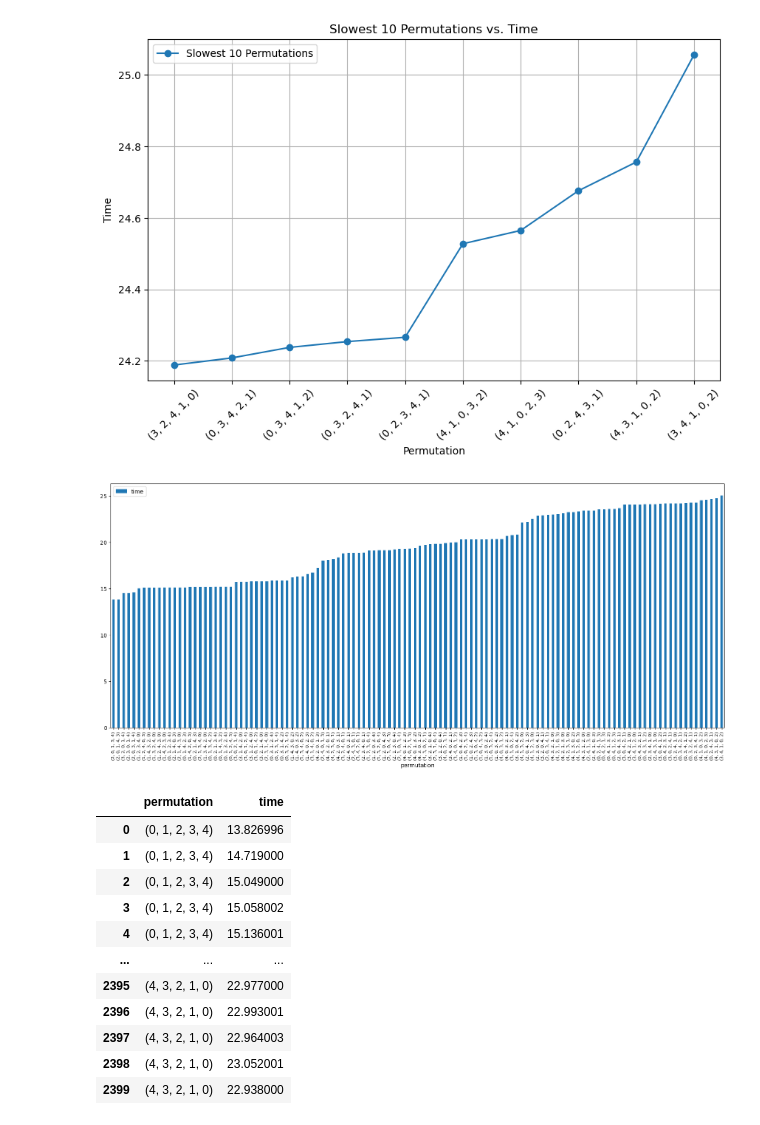
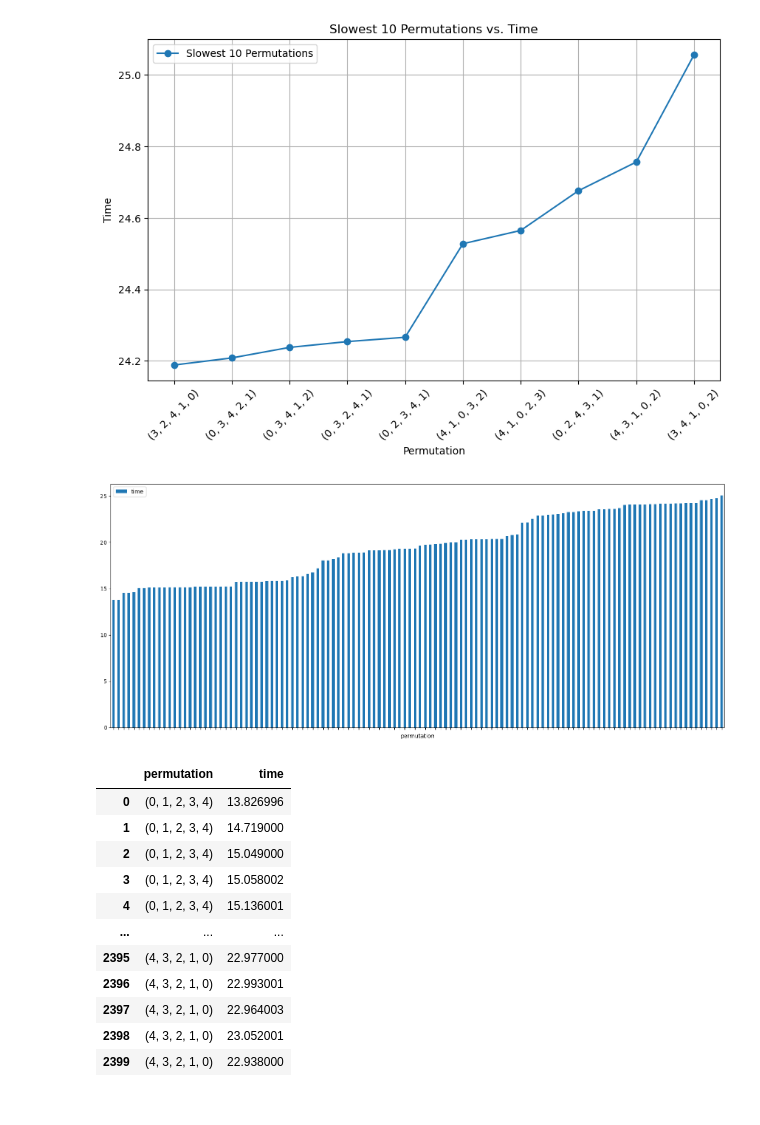
Before and after one commit to ChackMociute/Knowledge-Representation, a Jupyter notebook: Project 1/analysis.ipynb, the cells around one changed output. Cells and saved outputs as stored; diff of their text form; code cells hidden in the pictures.

Commit message:
removed x-axis label in figure with all permutations

```diff
--- a/Project 1/analysis.ipynb
+++ b/Project 1/analysis.ipynb
@@ -138,25 +138,14 @@ plt.show()
 # %% [output]
 [figure]
 [figure]
-# %%
-plotted = df_grouped_perm.plot(kind='bar', figsize=(20, 8))
-
-# Rotate the x-axis labels
-plt.xticks(rotation=90, fontsize=8)
-plt.show()
-
-
-# plt.figure(figsize=(10, 6))  # Adjust figsize as needed
-# plt.plot(df_grouped_perm.index, df_grouped_perm['time'], marker='o', label='all grouped values')
-# plt.xlabel('Permutation')
-# plt.ylabel('Time')
-# plt.title('Fastest 10 Permutations vs. Time')
-# plt.legend()
-# plt.xticks(rotation=45)  # Rotate x-axis labels if needed
-# plt.grid(True)
-# plt.show()
-# %% [output]
-[figure, removed]
+# %%
+plotted = df_grouped_perm.plot(kind='bar', figsize=(20, 8))
+
+# Rotate the x-axis labels
+plotted.set_xticklabels([])
+plt.show()
+# %% [output]
+[figure, added]
 # %%
 t = None
 def strptime(x):
```
